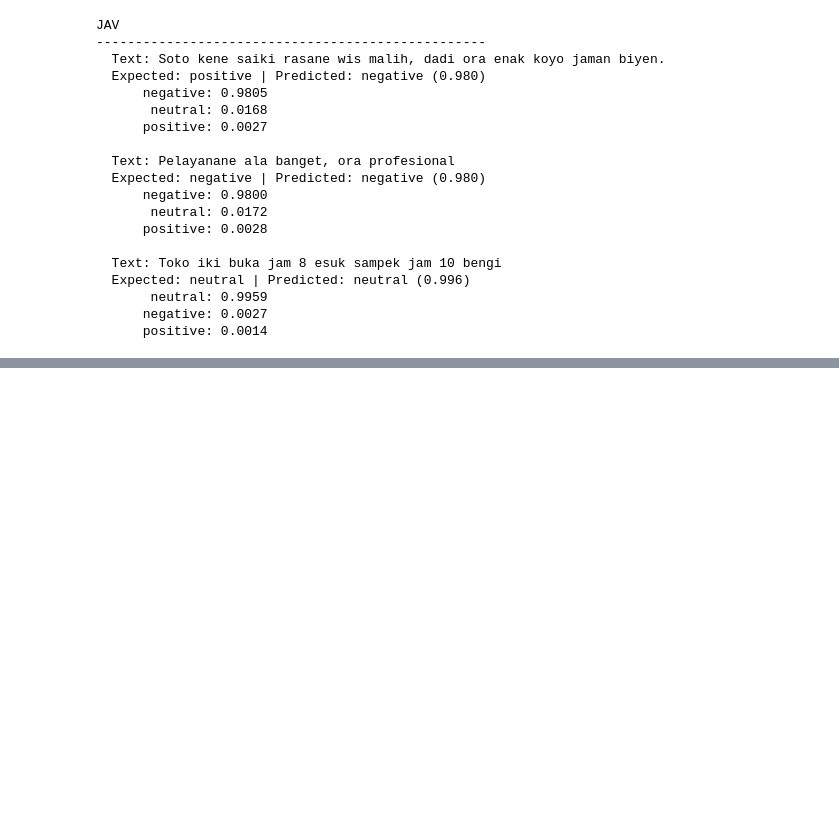
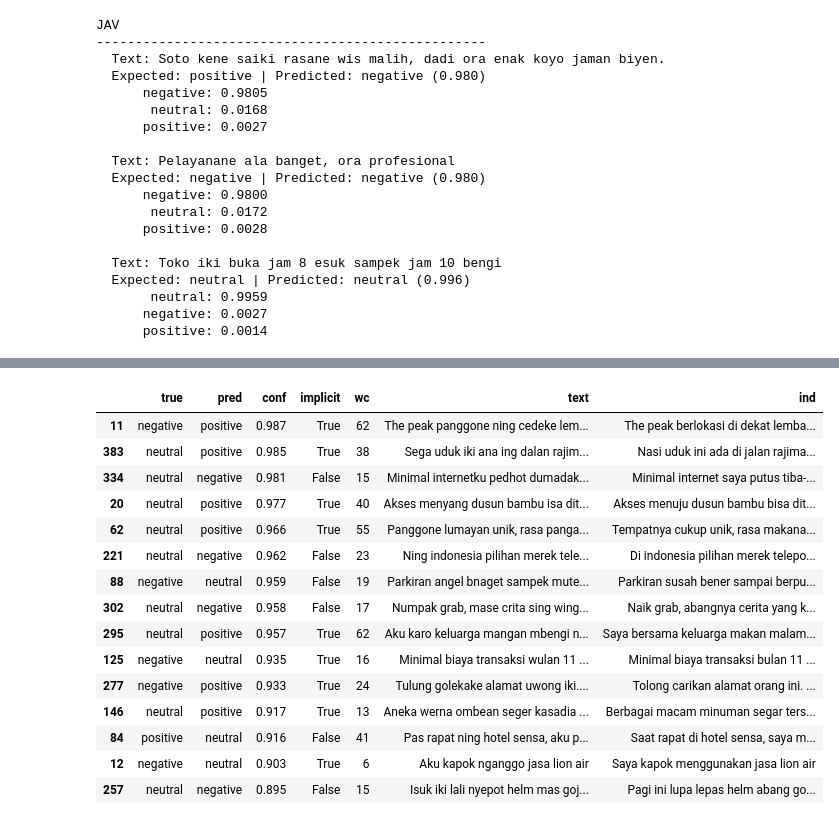
Before and after one commit to Michs224/MAGenerator, a Jupyter notebook: notebook/finetune_nusabert.ipynb, the cells around one changed output, grey strips where cells are left out. Drawn from its saved outputs; the diff is of its cells as text; code cells hidden in the pictures; blank space fills up the shorter version.

```diff
--- a/notebook/finetune_nusabert.ipynb
+++ b/notebook/finetune_nusabert.ipynb
@@ -789,0 +800,64 @@ JAV
+# %%
+import pandas as pd
+# === Verifikasi mode kegagalan jav & ace dari MODEL ASLI (independen dari pkl cache) ===
+# Pastikan error large-augmented (patience 5) memang menumpuk di kalimat IMPLISIT
+# (keyword-poor: tak punya marker train pendukung label benarnya) + lihat confidence.
+import re
+from collections import Counter, defaultdict
+from scipy.stats import chi2_contingency
+
+_tok = lambda s: re.findall(r"\b\w+\b", str(s).lower())
+
+def train_markers(lang, min_tot=2, min_share=0.66):
+    """Token dgn asosiasi kuat ke satu label di SEED train = 'explicit marker' yg bisa dipelajari.
+    Pakai train.csv (leksikon nyata), bukan train_syn (sintetis banyak hapax)."""
+    tr = pd.read_csv(DATA_DIR / lang / "train.csv")
+    cnt = defaultdict(Counter)
+    for t, l in zip(tr["text"], tr["label"]):
+        for w in set(_tok(t)):
+            cnt[w][l] += 1
+    mk = {}
+    for w, c in cnt.items():
+        tot = sum(c.values())
+        if tot >= min_tot:
+            lab, n = c.most_common(1)[0]
+            if n / tot >= min_share:
+                mk[w] = lab
+    return mk
+
+ind_test = pd.read_csv(DATA_DIR / "ind" / "test.csv")["text"].tolist()
+FOCUS = ["jav", "ace"]
+fail_tables = {}
+
+for lang in FOCUS:
+    mp = BASE_DIR / f"{MODEL_NAME}-{lang}" / "best"
+    if not mp.exists():
+        print(f"{lang}: model tidak ada ({mp})"); continue
+    mk = train_markers(lang)
+    clf = pipeline("text-classification", model=str(mp), tokenizer=str(mp),
+                   device=0 if torch.cuda.is_available() else -1, top_k=None,
+                   truncation=True, max_length=128)
+    tdf = pd.read_csv(DATA_DIR / lang / "test.csv")
+    raw = clf(tdf["text"].tolist(), batch_size=64)
+    rows = []
+    for i, (text, true) in enumerate(zip(tdf["text"], tdf["label"])):
+        sc = sorted(raw[i], key=lambda x: x["score"], reverse=True)
+        pred, conf = sc[0]["label"], sc[0]["score"]
+        implicit = not any(mk.get(w) == true for w in set(_tok(text)))
+        rows.append({"true": true, "pred": pred, "correct": pred == true,
+                     "conf": round(conf, 3), "implicit": implicit, "wc": len(_tok(text)),
+                     "text": str(text)[:55], "ind": (ind_test[i][:55] if i < len(ind_test) else "")})
+    df = pd.DataFrame(rows); fail_tables[lang] = df
+    del clf; torch.cuda.empty_cache()
+
+    err = df[~df.correct]; rich = df[~df.implicit]; poor = df[df.implicit]
+    er_rich = 1 - rich.correct.mean(); er_poor = 1 - poor.correct.mean()
+    ct = pd.crosstab(df.implicit, df.correct)
+    p = chi2_contingency(ct)[1] if ct.shape == (2, 2) else float("nan")
+    lift = er_poor / er_rich if er_rich else float("nan")
+    print(f"\n{'='*64}\n{lang.upper()} large-augmented (patience 5) — acc {df.correct.mean():.1%} | error {len(err)}/{len(df)}")
+    print(f"  err IMPLISIT {er_poor:.1%} (n={len(poor)}) vs EKSPLISIT {er_rich:.1%} (n={len(rich)}) | lift {lift:.2f}x | chi2 p={p:.2e}")
+    print(f"  dari error -> implisit {err.implicit.mean():.1%} | melibatkan neutral {((err.true=='neutral')|(err.pred=='neutral')).mean():.1%} | confident-wrong(conf>0.9) {(err.conf>0.9).mean():.1%}")
+    print("  --- 15 error paling 'confident-wrong' (model yakin tapi salah) ---")
+    display(err.sort_values("conf", ascending=False).head(15)[["true","pred","conf","implicit","wc","text","ind"]])
+# %% [output]
@@ -789,0 +869,16 @@ JAV
+|  | true | pred | conf | implicit | wc | text | ind |
+| 11 | negative | positive | 0.987 | True | 62 | The peak panggone ning cedeke lem... | The peak berlokasi di dekat lemba... |
+| 383 | neutral | positive | 0.985 | True | 38 | Sega uduk iki ana ing dalan rajim... | Nasi uduk ini ada di jalan rajima... |
+| 334 | neutral | negative | 0.981 | False | 15 | Minimal internetku pedhot dumadak... | Minimal internet saya putus tiba-... |
+| 20 | neutral | positive | 0.977 | True | 40 | Akses menyang dusun bambu isa dit... | Akses menuju dusun bambu bisa dit... |
+| 62 | neutral | positive | 0.966 | True | 55 | Panggone lumayan unik, rasa panga... | Tempatnya cukup unik, rasa makana... |
+| 221 | neutral | negative | 0.962 | False | 23 | Ning indonesia pilihan merek tele... | Di indonesia pilihan merek telepo... |
+| 88 | negative | neutral | 0.959 | False | 19 | Parkiran angel bnaget sampek mute... | Parkiran susah bener sampai berpu... |
+| 302 | neutral | negative | 0.958 | False | 17 | Numpak grab, mase crita sing wing... | Naik grab, abangnya cerita yang k... |
+| 295 | neutral | positive | 0.957 | True | 62 | Aku karo keluarga mangan mbengi n... | Saya bersama keluarga makan malam... |
+| 125 | negative | neutral | 0.935 | True | 16 | Minimal biaya transaksi wulan 11 ... | Minimal biaya transaksi bulan 11 ... |
+| 277 | negative | positive | 0.933 | True | 24 | Tulung golekake alamat uwong iki.... | Tolong carikan alamat orang ini. ... |
+| 146 | neutral | positive | 0.917 | True | 13 | Aneka werna ombean seger kasadia ... | Berbagai macam minuman segar ters... |
+| 84 | positive | neutral | 0.916 | False | 41 | Pas rapat ning hotel sensa, aku p... | Saat rapat di hotel sensa, saya m... |
+| 12 | negative | neutral | 0.903 | True | 6 | Aku kapok nganggo jasa lion air | Saya kapok menggunakan jasa lion air |
+| 257 | neutral | negative | 0.895 | False | 15 | Isuk iki lali nyepot helm mas goj... | Pagi ini lupa lepas helm abang go... |
```
Also changed, not shown: parts of 4 cells of this notebook, 14 other files.
